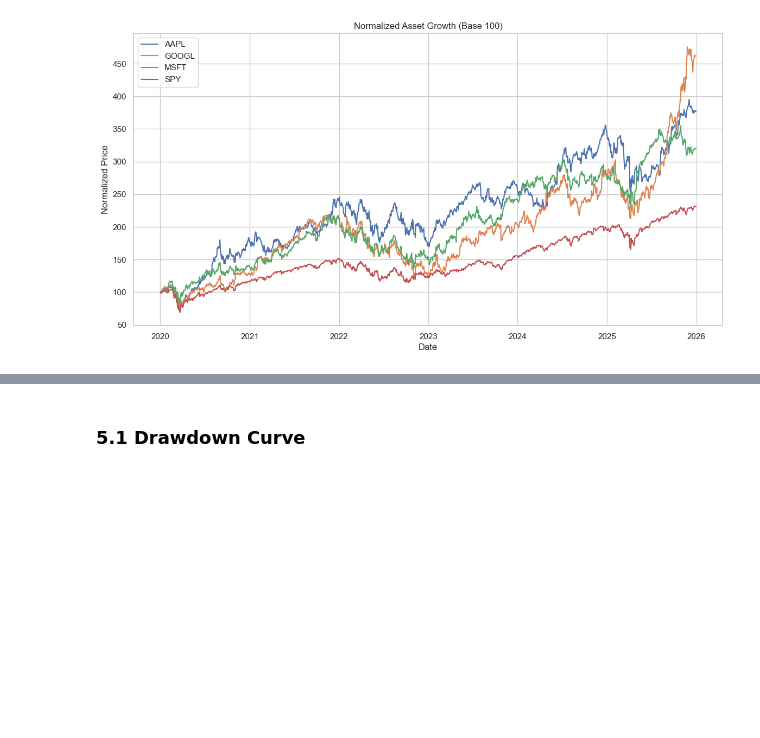
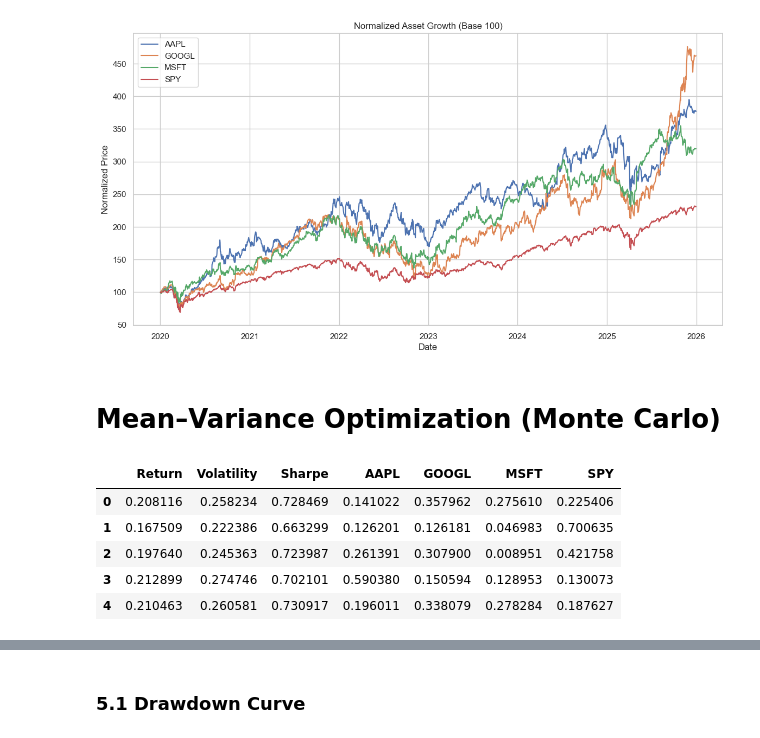
Before and after one commit to KartikMehra22/monte-carlo-portfolio-optimization, a Jupyter notebook: notebooks/portfolio_optimization.ipynb, the cells around one changed output, grey strips where cells are left out. Saved outputs shown, nothing was run; the diff lists cells and outputs as text; code cells hidden in the pictures; blank space fills up the shorter version.

Commit message:
added mean-variance optimization and updated dataset

```diff
--- a/notebooks/portfolio_optimization.ipynb
+++ b/notebooks/portfolio_optimization.ipynb
@@ -164,3 +164,5 @@ plt.legend()
 plt.show()
 # %% [output]
 [figure]
+# %% [markdown]
+# Mean–Variance Optimization (Monte Carlo)
@@ -166,0 +186,42 @@ plt.show()
+# %%
+# Monte Carlo Simulation of Portfolios
+results = np.zeros((3, num_portfolios))
+weights_record = []
+
+for i in range(num_portfolios):
+
+    # Random weights
+    weights = np.random.random(num_assets)
+    weights /= np.sum(weights)
+
+    weights_record.append(weights)
+
+    # Portfolio return
+    portfolio_return = np.dot(weights, mu)
+
+    # Portfolio volatility
+    portfolio_volatility = np.sqrt(np.dot(weights.T, np.dot(Sigma, weights)))
+
+    # Sharpe ratio
+    sharpe_ratio = (portfolio_return - risk_free_rate) / portfolio_volatility
+
+    results[0, i] = portfolio_return
+    results[1, i] = portfolio_volatility
+    results[2, i] = sharpe_ratio
+# %%
+# Results to DataFrame
+portfolio_results = pd.DataFrame(results.T,
+                                  columns=["Return", "Volatility", "Sharpe"])
+
+weights_df = pd.DataFrame(weights_record, columns=mu.index)
+
+portfolio_results = pd.concat([portfolio_results, weights_df], axis=1)
+
+portfolio_results.head()
+# %% [output]
+|  | Return | Volatility | Sharpe | AAPL | GOOGL | MSFT | SPY |
+| 0 | 0.208116 | 0.258234 | 0.728469 | 0.141022 | 0.357962 | 0.275610 | 0.225406 |
+| 1 | 0.167509 | 0.222386 | 0.663299 | 0.126201 | 0.126181 | 0.046983 | 0.700635 |
+| 2 | 0.197640 | 0.245363 | 0.723987 | 0.261391 | 0.307900 | 0.008951 | 0.421758 |
+| 3 | 0.212899 | 0.274746 | 0.702101 | 0.590380 | 0.150594 | 0.128953 | 0.130073 |
+| 4 | 0.210463 | 0.260581 | 0.730917 | 0.196011 | 0.338079 | 0.278284 | 0.187627 |
```
Also changed, not shown: parts of 6 cells of this notebook.
